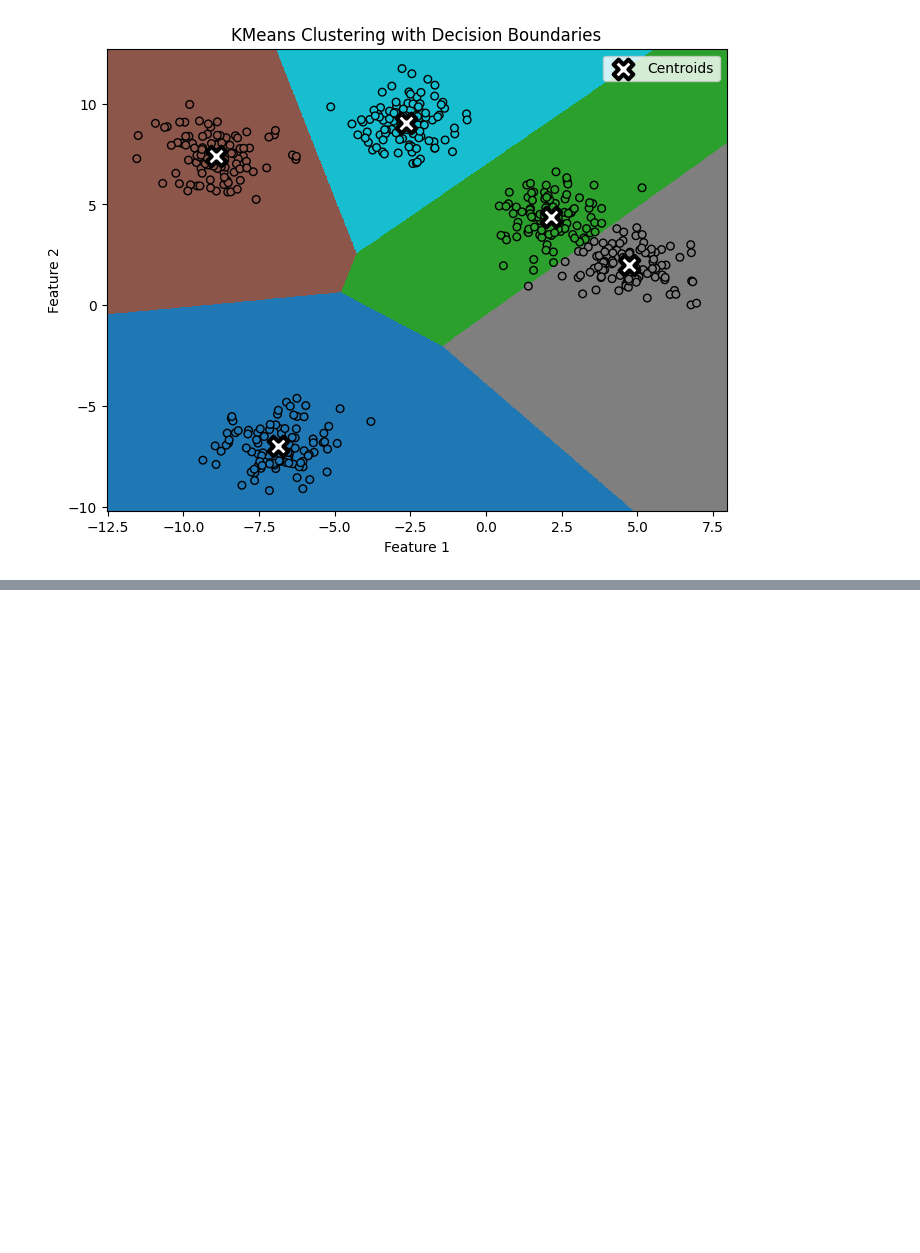
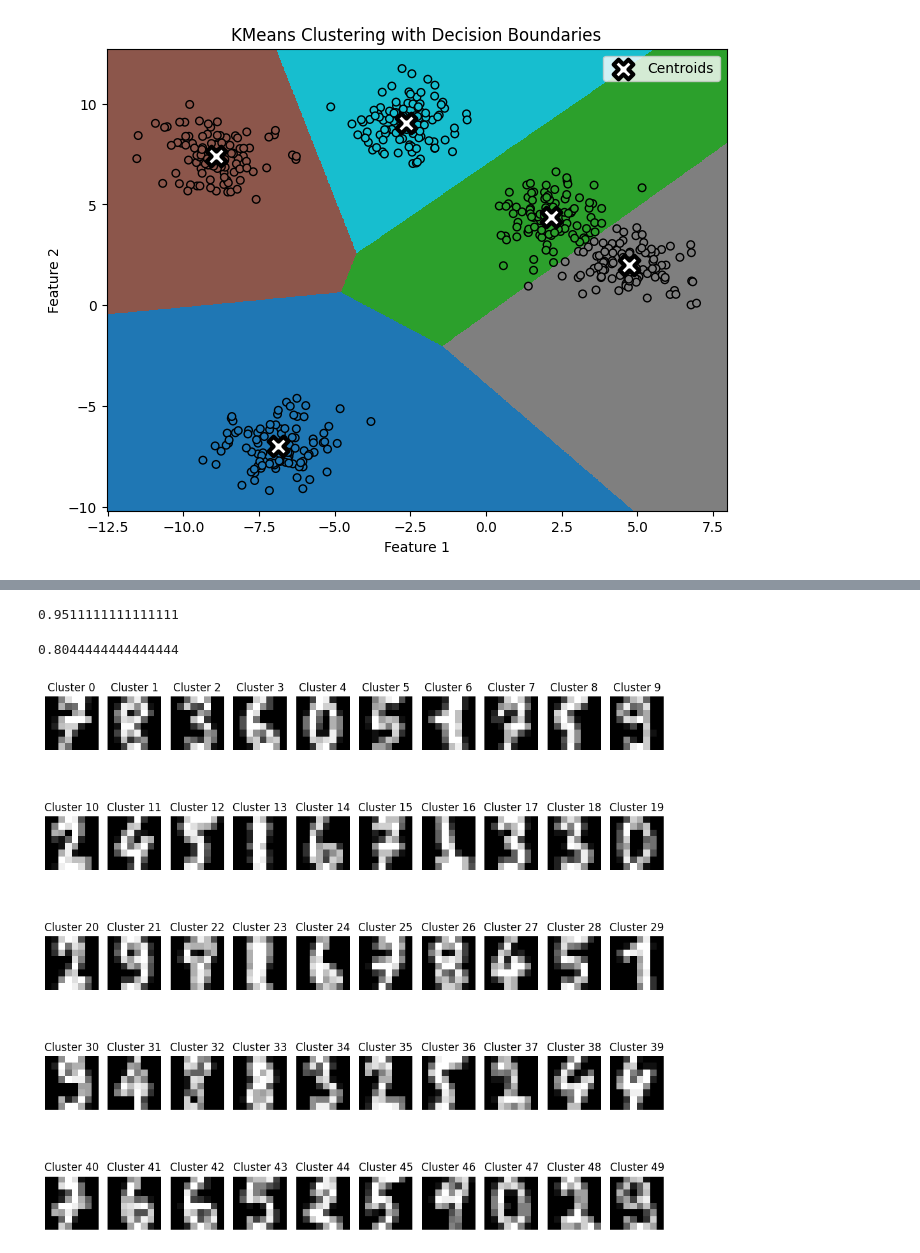
Before and after one commit to raphael-ph/study, a Jupyter notebook: hands_on_machine_learning/experiments/chapter_9.ipynb, the cells around one changed output, grey strips where cells are left out. Cells and saved outputs as stored; diff of their text form; code cells hidden in the pictures; blank space fills up the shorter version.

```diff
--- a/hands_on_machine_learning/experiments/chapter_9.ipynb
+++ b/hands_on_machine_learning/experiments/chapter_9.ipynb
@@ -108,0 +158,11 @@ plt.show()
+# %%
+from sklearn.pipeline import Pipeline
+
+pipeline = Pipeline([
+    ("kmeans", KMeans(n_clusters=50)), # usamos 50 porque existem formas diferentes de escrever os mesmo dígitos
+    ("log_reg", LogisticRegression())
+])
+
+pipeline.fit(X_train, y_train)
+
+pipeline.score(X_test, y_test)
@@ -108,0 +178,8 @@ plt.show()
+# %%
+from sklearn.model_selection import GridSearchCV
+
+param_grid = dict(kmeans__n_clusters=range(2, 100))
+grid_clf = GridSearchCV(pipeline, param_grid, cv=3, verbose=2)
+grid_clf.fit(X_train, y_train)
+
+grid_clf.best_params_
@@ -108,0 +314,43 @@ plt.show()
+# %%
+grid_clf.score(X_test, y_test)
+# %% [output]
+0.9511111111111111
+# %%
+n_labeled = 50
+log_reg = LogisticRegression()
+log_reg.fit(X_train[:n_labeled], y_train[:n_labeled])
+
+log_reg.score(X_test, y_test)
+# %% [output]
+0.8044444444444444
+# %%
+import matplotlib.pyplot as plt
+import numpy as np
+from sklearn.cluster import KMeans
+
+# Assuming X_train is shaped (n_samples, n_features), e.g., (n_samples, 64) for 8x8 images
+
+# Clustering
+k = 50
+kmeans = KMeans(n_clusters=k, random_state=42)
+X_digit_dist = kmeans.fit_transform(X_train)
+
+# Get representative images
+representative_digit_idx = np.argmin(X_digit_dist, axis=0)
+X_representative_digits = X_train[representative_digit_idx]
+
+# Plot
+plt.figure(figsize=(10, 10))
+rows = 5
+cols = 10
+
+for i, image in enumerate(X_representative_digits):
+    plt.subplot(rows, cols, i + 1)
+    plt.imshow(image.reshape(8, 8), cmap='gray')  # Change (8, 8) depending on image shape
+    plt.axis('off')
+    plt.title(f'Cluster {i}')
+
+plt.tight_layout()
+plt.show()
+# %% [output]
+[figure, added]
```
Also changed, not shown: parts of 15 cells of this notebook, 1 other file.
